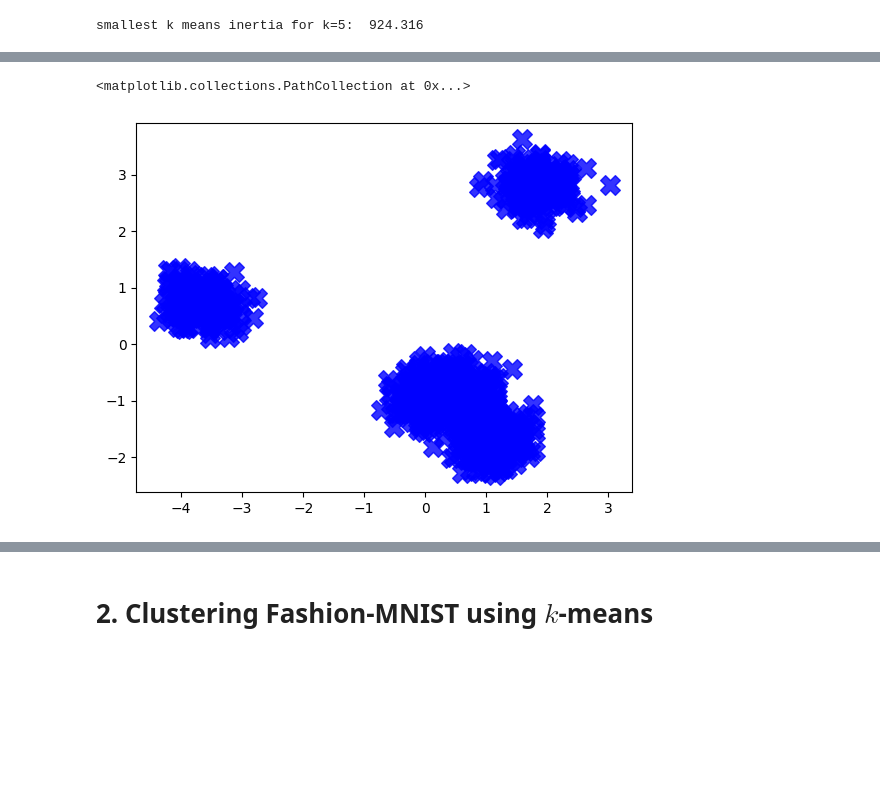
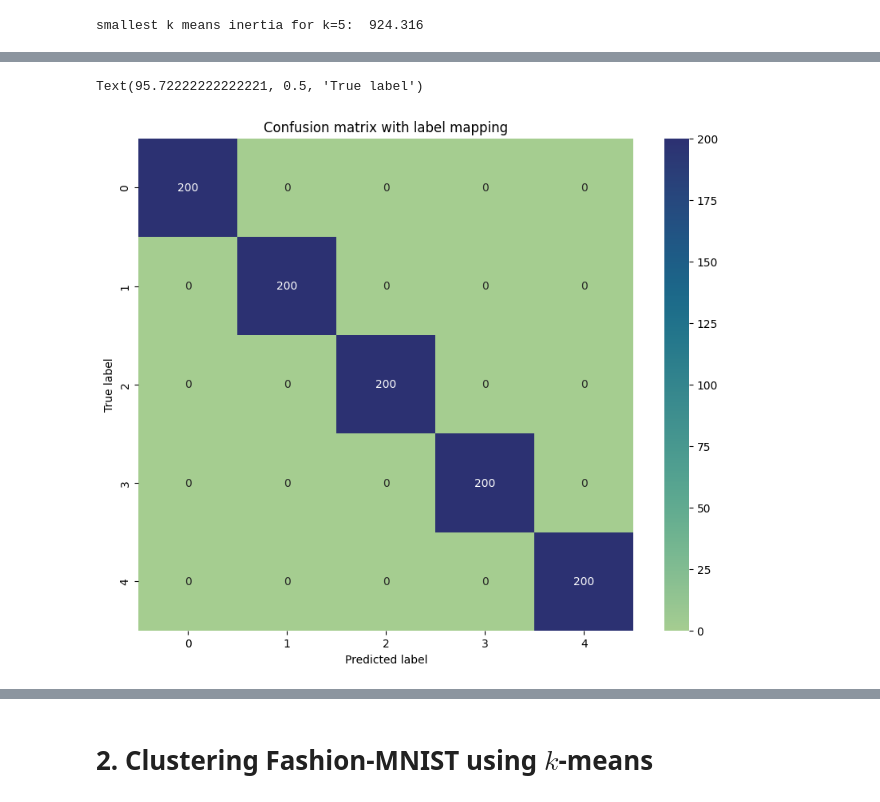
Before and after one commit to deskk/MIS_project2, a Jupyter notebook: project2.ipynb, the cells around one changed output, grey strips where cells are left out. Cells and saved outputs as stored; diff of their text form; code cells hidden in the pictures; blank space fills up the shorter version.

```diff
--- a/project2.ipynb
+++ b/project2.ipynb
@@ -63,13 +80,26 @@ scatter = plt.scatter(
-# %%
-plt.scatter(
-    X_pca[:, 0],
-    X_pca[:, 1],
-    c='blue',
-    alpha=0.8,
-    marker='X',
-    s=200,
-    label='Cluster Centers'
-)
-# %% [output]
-<matplotlib.collections.PathCollection at 0x...>
-[figure, removed]
+# %%
+from sklearn.metrics import confusion_matrix
+from scipy.optimize import linear_sum_assignment
+import seaborn as sns
+
+cm_unmapped = confusion_matrix(y_true, y_pred)
+rows, cols = linear_sum_assignment(-cm_unmapped)
+label_mapping = {cols[i]: rows[i] for i in range(len(cols))}
+y_pred_mapped = np.array([label_mapping[label] for label in y_pred])
+cm_mapped = confusion_matrix(y_true, y_pred_mapped)
+
+plt.figure(figsize=(10, 8))
+sns.heatmap(
+    cm_mapped,
+    annot=True,
+    fmt='d',
+    cmap='crest',
+    xticklabels=range(5),
+    yticklabels=range(5)
+)
+plt.title('Confusion matrix with label mapping')
+plt.xlabel('Predicted label')
+plt.ylabel('True label')
+# %% [output]
+Text(95.72222222222221, 0.5, 'True label')
+[figure, added]
```
Also changed, not shown: parts of 2 cells of this notebook.
